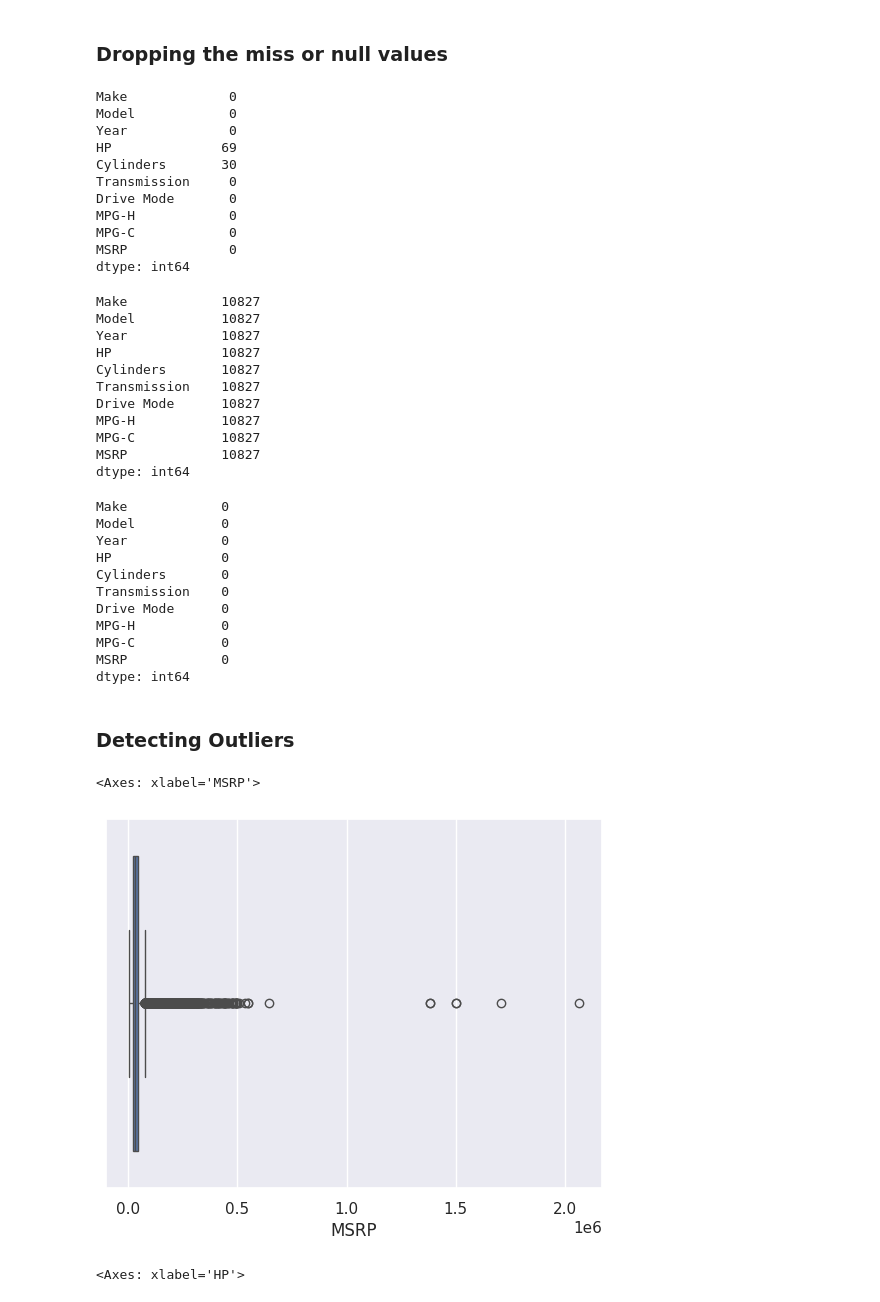
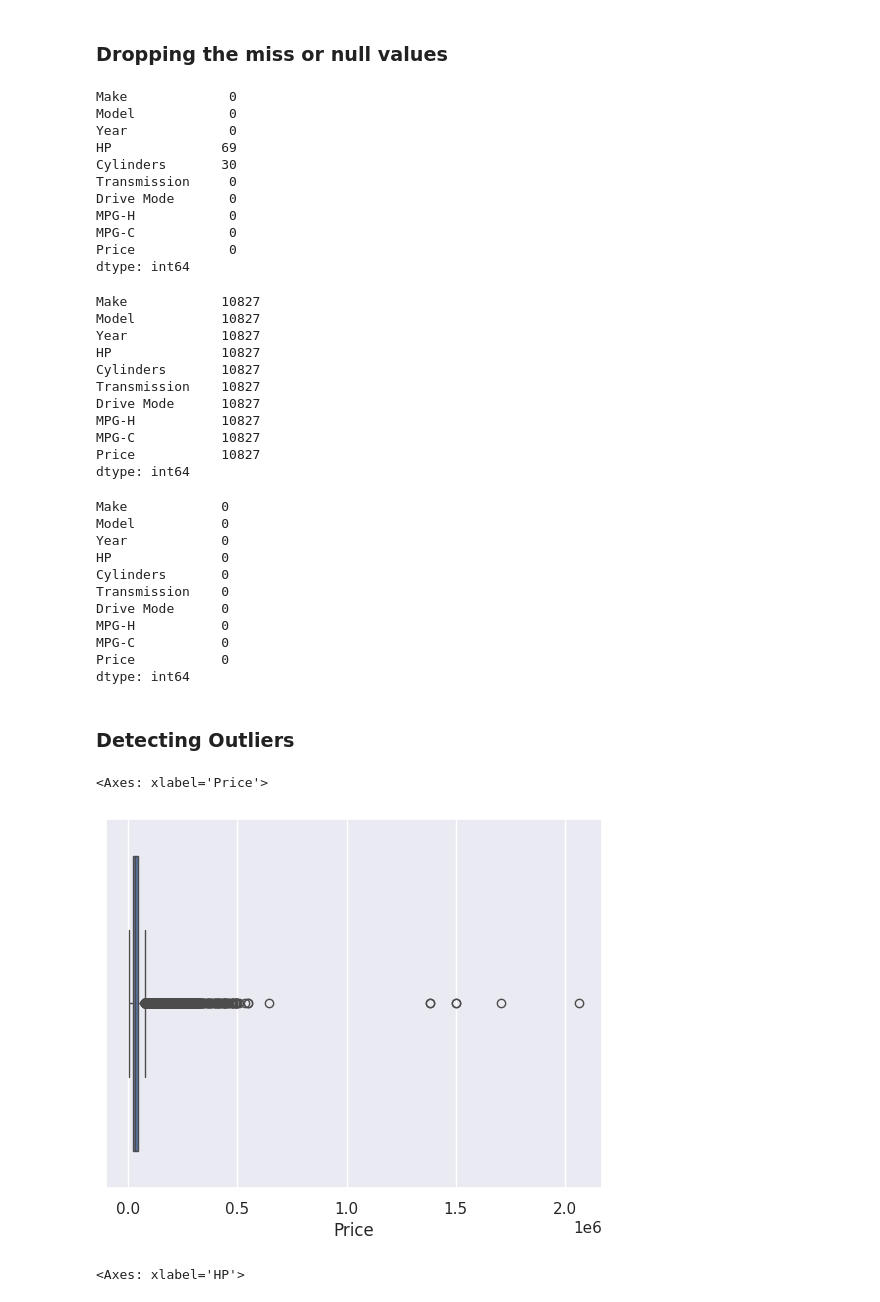
Before and after one commit to pain459/learn_ds, a Jupyter notebook: D2/eda_on_cars.ipynb, the cells around one changed output. Cells and saved outputs as stored; diff of their text form; code cells hidden in the pictures.

```diff
--- a/D2/eda_on_cars.ipynb
+++ b/D2/eda_on_cars.ipynb
@@ -65,6 +65,6 @@ df.head()
 # %% [markdown]
 ### Renaming the columns
 # %%
-df = df.rename(columns={'Engine HP':'HP', 'Engine Cylinders':'Cylinders', 'Transmission Type':'Transmission', 'Driven_Wheels':'Drive Mode', 'highway MPG':'MPG-H', 'city mpg':'MPG-C', 'MRSP':'Price'})
+df = df.rename(columns={'Engine HP':'HP', 'Engine Cylinders':'Cylinders', 'Transmission Type':'Transmission', 'Driven_Wheels':'Drive Mode', 'highway MPG':'MPG-H', 'city mpg':'MPG-C', 'MSRP':'Price'})
 df.head()
 # %% [output]
@@ -138,7 +138,7 @@ Transmission     0
 Drive Mode       0
 MPG-H            0
 MPG-C            0
-MSRP             0
+Price            0
 dtype: int64
 # %%
 df = df.dropna()
@@ -153,7 +153,7 @@ Transmission    10827
 Drive Mode      10827
 MPG-H           10827
 MPG-C           10827
-MSRP            10827
+Price           10827
 dtype: int64
 # %%
 # check if there are still some null values
@@ -168,15 +168,15 @@ Transmission    0
 Drive Mode      0
 MPG-H           0
 MPG-C           0
-MSRP            0
+Price           0
 dtype: int64
 # %% [markdown]
 ### Detecting Outliers
 # %%
-sns.boxplot(x=df['MSRP'])
+sns.boxplot(x=df['Price'])
 # %% [output]
-<Axes: xlabel='MSRP'>
+<Axes: xlabel='Price'>
-[figure, old version]
+[figure, new version]
 # %%
 sns.boxplot(x=df['HP'])
 # %% [output]
```
Also changed, not shown: parts of 8 cells of this notebook.
